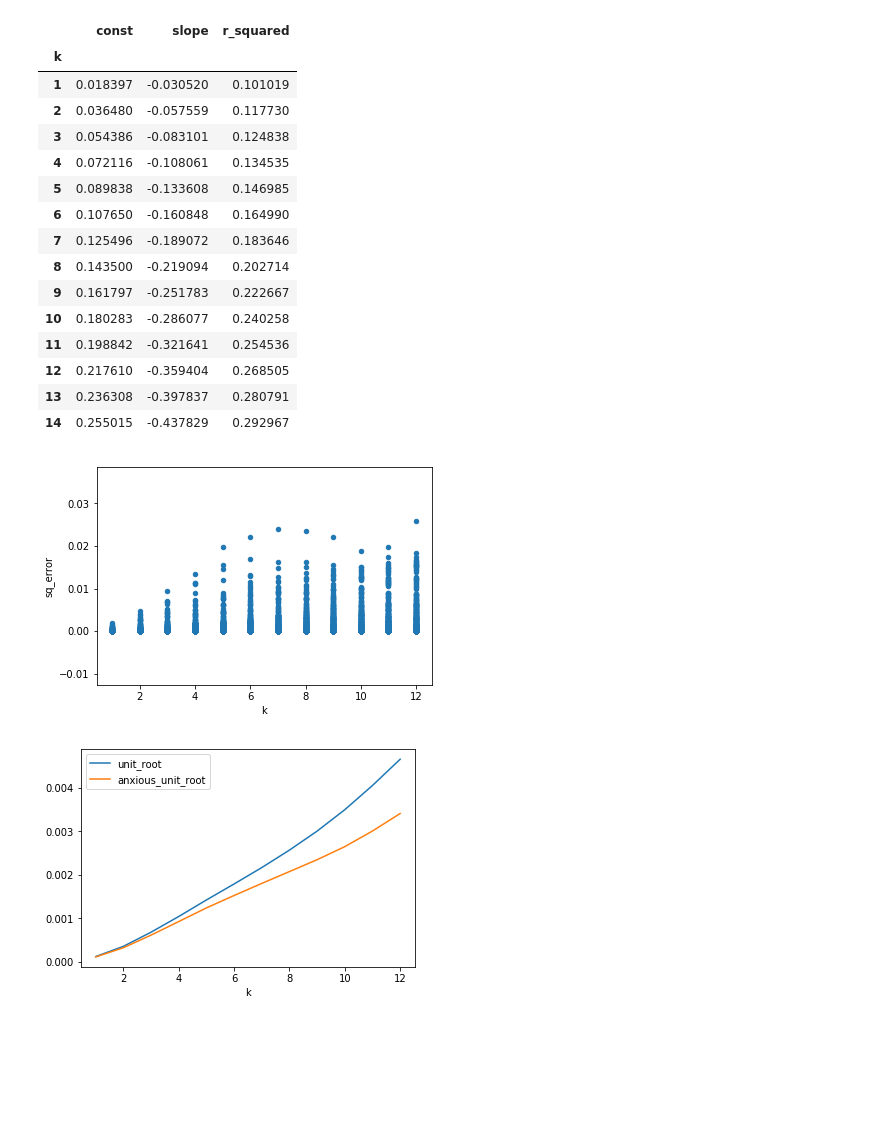
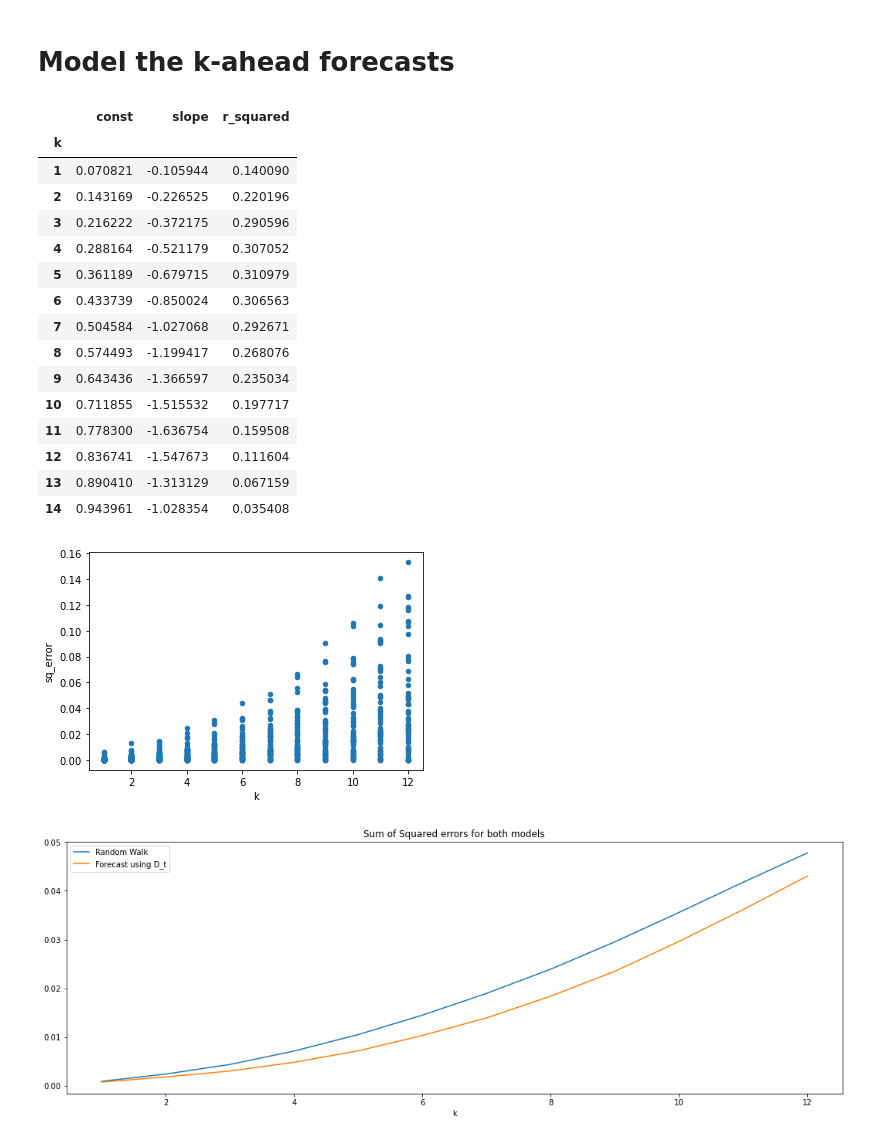
Before and after one commit to JonRMichel/anxious-unit-root, a Jupyter notebook: anxious uni root k period forecast (1).ipynb, the cells around one changed output. Saved outputs shown, nothing was run; the diff lists cells and outputs as text; code cells hidden in the pictures; blank space fills up the shorter version.

```diff
--- a/anxious uni root k period forecast (1).ipynb
+++ b/anxious uni root k period forecast (1).ipynb
@@ -8,8 +10,10 @@ import statsmodels.api as sm
 #Read in bitcoin data
 # bitcoin_data_df = pd.read_csv('C:/Users/Jon/Downloads/bitcoinity_data.csv')
 
-gdp = pd.read_csv('C:/Users/Jon/Downloads/GDP (1).csv')
+# gdp = pd.read_csv('C:/Users/Jon/Downloads/GDP (1).csv')
+gdp =  pd.read_excel('C:/Users/michelj8/Documents/GitHub/anxious-unit-root/gdp_annual.xls')
 # %%
+gdp.columns = ['DATE','GDP']
 gdp['log_GDP'] = np.log(gdp['GDP'])
 
 data = gdp[['DATE','log_GDP']].copy()
@@ -36,0 +43,12 @@ def generate_barrier(data, inc):
+# %%
+time_trend = data['Y'].diff().mean()
+fig, ax = plt.subplots(figsize = (18,6))
+
+alpha_count = 5
+
+for alpha in np.linspace(.5,1.5, alpha_count):
+    generate_barrier(data, time_trend*alpha).set_index('DATE')[['P']].plot(ax =ax)
+
+data.set_index('DATE')['Y'].plot(ax = ax, color = 'black')
+
+ax.legend( ['alpha = ' + str(round(x*time_trend,3)) for x in np.linspace(.5,1.5,alpha_count)] + ['Y'] )
@@ -37,3 +101,5 @@ def generate_barrier(data, inc):
+# %% [markdown]
+# Model the k-ahead forecasts
 # %%
 delta_mean = data['Y'].diff(1).mean()
 hit_df = generate_barrier(data,delta_mean)
@@ -59,20 +125,20 @@ model_coef_df
 # %% [output]
 |  | const | slope | r_squared |
 | k |  |  |  |
-| 1 | 0.018397 | -0.030520 | 0.101019 |
-| 2 | 0.036480 | -0.057559 | 0.117730 |
-| 3 | 0.054386 | -0.083101 | 0.124838 |
-| 4 | 0.072116 | -0.108061 | 0.134535 |
-| 5 | 0.089838 | -0.133608 | 0.146985 |
-| 6 | 0.107650 | -0.160848 | 0.164990 |
-| 7 | 0.125496 | -0.189072 | 0.183646 |
-| 8 | 0.143500 | -0.219094 | 0.202714 |
-| 9 | 0.161797 | -0.251783 | 0.222667 |
-| 10 | 0.180283 | -0.286077 | 0.240258 |
-| 11 | 0.198842 | -0.321641 | 0.254536 |
-| 12 | 0.217610 | -0.359404 | 0.268505 |
-| 13 | 0.236308 | -0.397837 | 0.280791 |
-| 14 | 0.255015 | -0.437829 | 0.292967 |
+| 1 | 0.070821 | -0.105944 | 0.140090 |
+| 2 | 0.143169 | -0.226525 | 0.220196 |
+| 3 | 0.216222 | -0.372175 | 0.290596 |
+| 4 | 0.288164 | -0.521179 | 0.307052 |
+| 5 | 0.361189 | -0.679715 | 0.310979 |
+| 6 | 0.433739 | -0.850024 | 0.306563 |
+| 7 | 0.504584 | -1.027068 | 0.292671 |
+| 8 | 0.574493 | -1.199417 | 0.268076 |
+| 9 | 0.643436 | -1.366597 | 0.235034 |
+| 10 | 0.711855 | -1.515532 | 0.197717 |
+| 11 | 0.778300 | -1.636754 | 0.159508 |
+| 12 | 0.836741 | -1.547673 | 0.111604 |
+| 13 | 0.890410 | -1.313129 | 0.067159 |
+| 14 | 0.943961 | -1.028354 | 0.035408 |
 # %%
 #forecast ahead
 data_index = data.index
@@ -110,7 +176,7 @@ ols_k_ahead_error_df['k'] = ols_k_ahead_error_df['k'].astype('double')
 ols_k_ahead_error_df[['k','sq_error']].plot.scatter(x='k', y='sq_error')
 plt.show()
 # %% [output]
-[figure, old version]
+[figure, new version]
 # %%
 unit_root_errors = pd.DataFrame(columns = ['k','mean_error','mean_square_error']).set_index('k')
 
@@ -119,12 +185,16 @@ for k in range(1,k_ahead):
     mean_square_error = np.square( (data['Y'].diff(k).dropna() - k * delta_mean)   ).mean()
     unit_root_errors.loc[k] = [mean_error, mean_square_error]
 # %%
+fig, ax = plt.subplots(figsize = (18,6))
+
 comparison_df = unit_root_errors[['mean_square_error']].copy()
 comparison_df = comparison_df.sort_index()
 comparison_df['anxious_mean_sq_error'] = ols_k_ahead_error_df[['k','sq_error']].groupby(['k']).mean().values
 
 comparison_df.columns = ['unit_root','anxious_unit_root']
-comparison_df.plot()
+comparison_df.plot(ax = ax)
+ax.legend(['Random Walk','Forecast using D_t'])
+ax.set_title('Sum of Squared errors for both models')
 plt.show()
 # %% [output]
-[figure, old version]
+[figure, new version]
```
Also changed, not shown: parts of 7 cells of this notebook, 1 other file.
